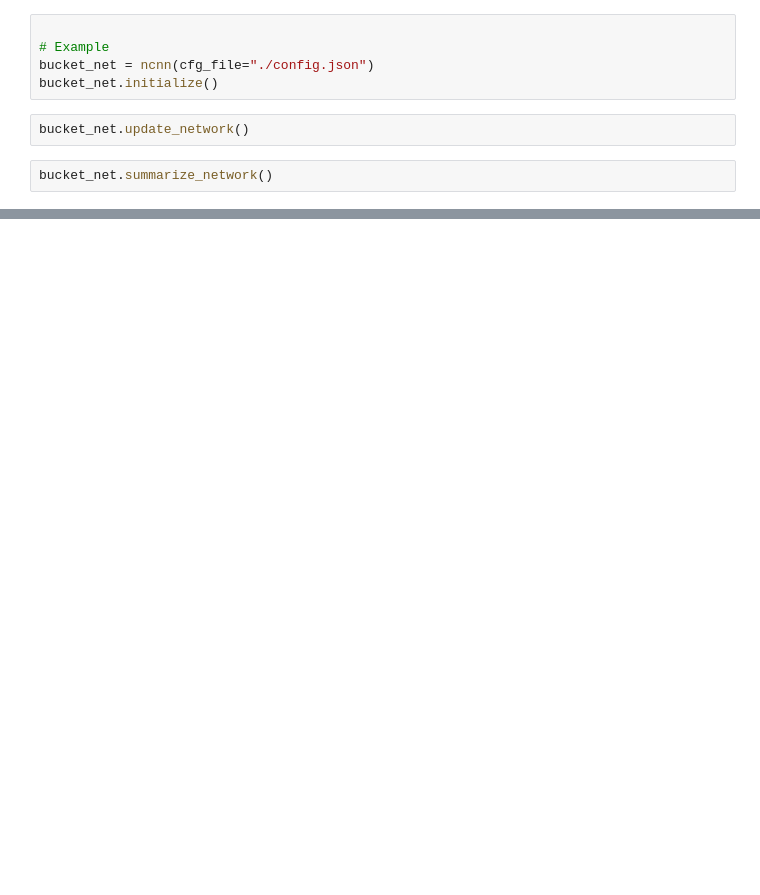
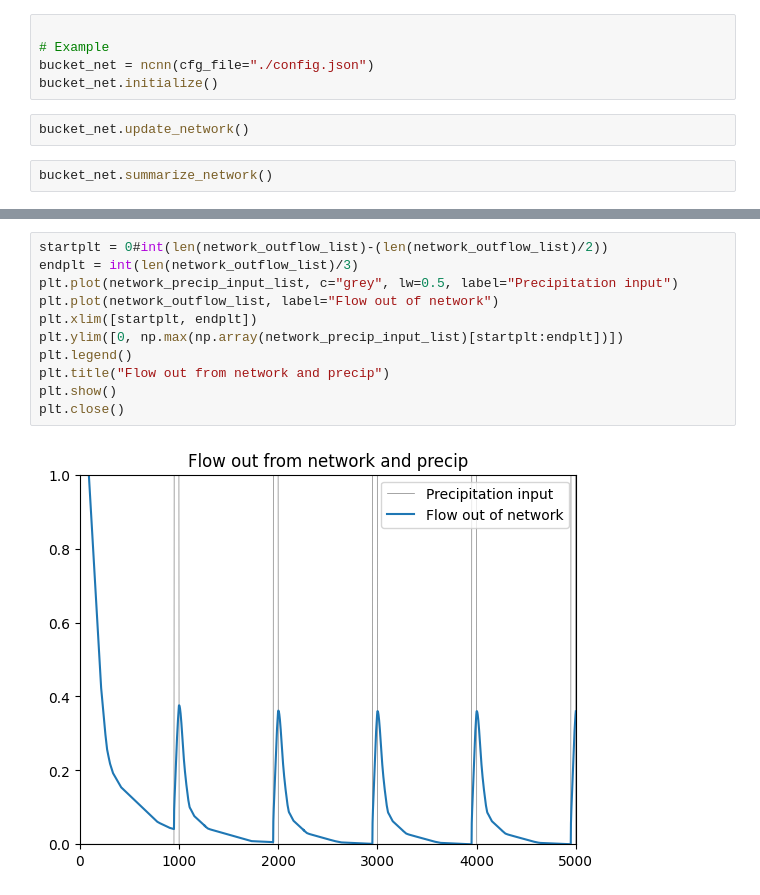
Before and after one commit to jmframe/nash_cascade_neural_network, a Jupyter notebook: nash_cascade_neural_network.ipynb, the cells around one changed output, grey strips where cells are left out. Drawn from its saved outputs; the diff is of its cells as text; blank space fills up the shorter version.

```diff
--- a/nash_cascade_neural_network.ipynb
+++ b/nash_cascade_neural_network.ipynb
@@ -75,0 +81,13 @@ Total Mass in and out of network 900.0
+# %%
+startplt = 0#int(len(network_outflow_list)-(len(network_outflow_list)/2))
+endplt = int(len(network_outflow_list)/3)
+plt.plot(network_precip_input_list, c="grey", lw=0.5, label="Precipitation input")
+plt.plot(network_outflow_list, label="Flow out of network")
+plt.xlim([startplt, endplt])
+plt.ylim([0, np.max(np.array(network_precip_input_list)[startplt:endplt])])
+plt.legend()
+plt.title("Flow out from network and precip")
+plt.show()
+plt.close()
+# %% [output]
+[figure, added]
```
Also changed, not shown: parts of 3 cells of this notebook, 2 other files.
